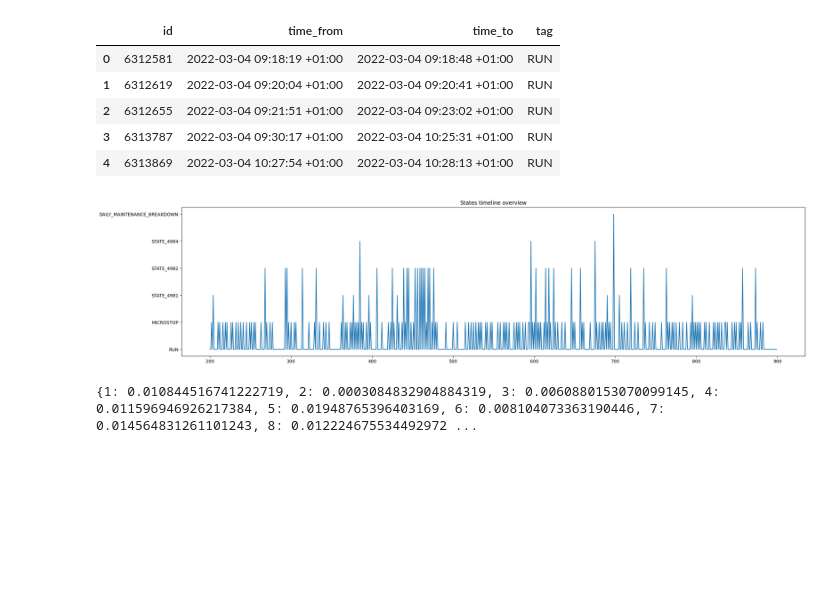
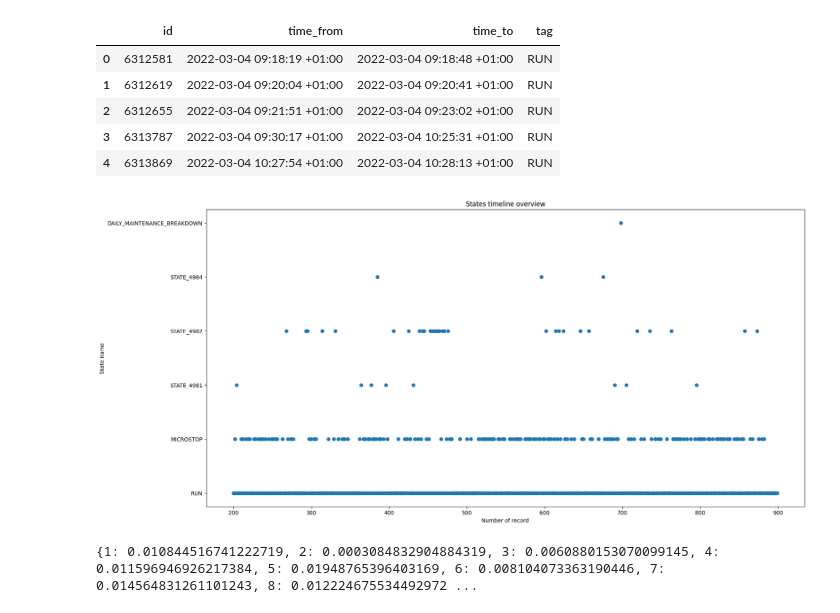
Before and after one commit to Artur-Mzyk/Data-Analytics, a Jupyter notebook: Project/review.ipynb, the cells around one changed output. Drawn from its saved outputs; the diff is of its cells as text; code cells hidden in the pictures; blank space fills up the shorter version.

```diff
--- a/Project/review.ipynb
+++ b/Project/review.ipynb
@@ -86,13 +86,13 @@ states_df.head()
 | 4 | 6313869 | 2022-03-04 10:27:54 +01:00 | 2022-03-04 10:28:13 +01:00 | RUN |
 # %%
 plt.figure(figsize=(20, 10))
-plt.scatter(states_df['tag'][200:900])
+plt.scatter(np.arange(200, 900, 1), states_df['tag'][200:900])
 plt.title('States timeline overview')
 plt.xlabel('Number of record')
 plt.ylabel('State name')
 plt.show()
 # %% [output]
-[figure, old version]
+[figure, new version]
 # %%
 df = states_df.copy()
 df['time_from_dt'] = pd.to_datetime(df['time_from'])
```
Also changed, not shown: parts of 16 cells of this notebook, 9 other files.
